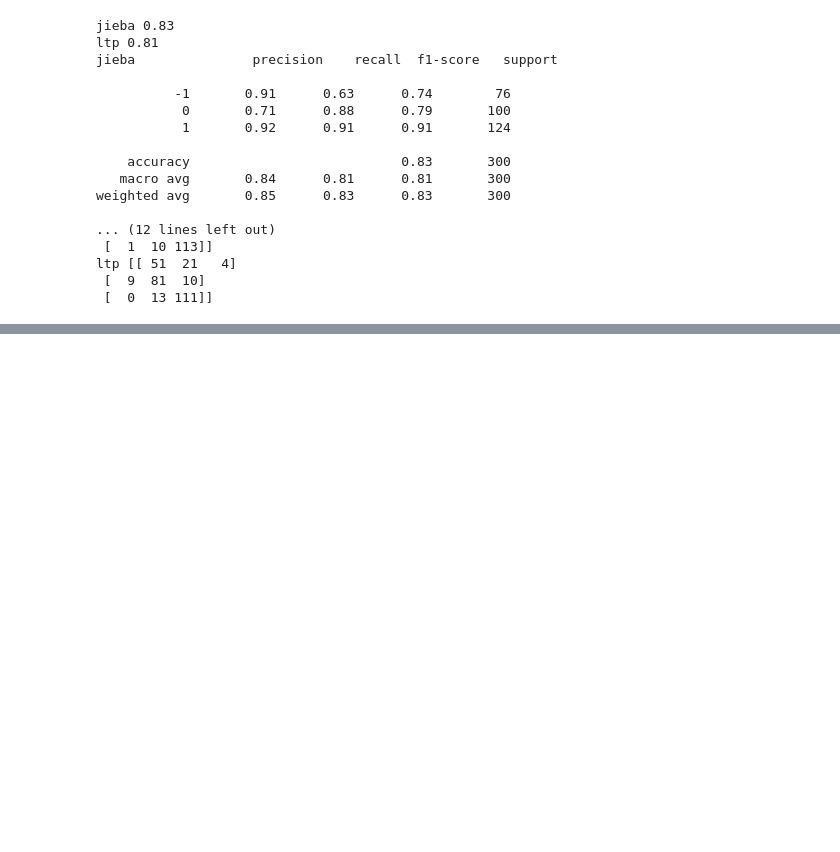
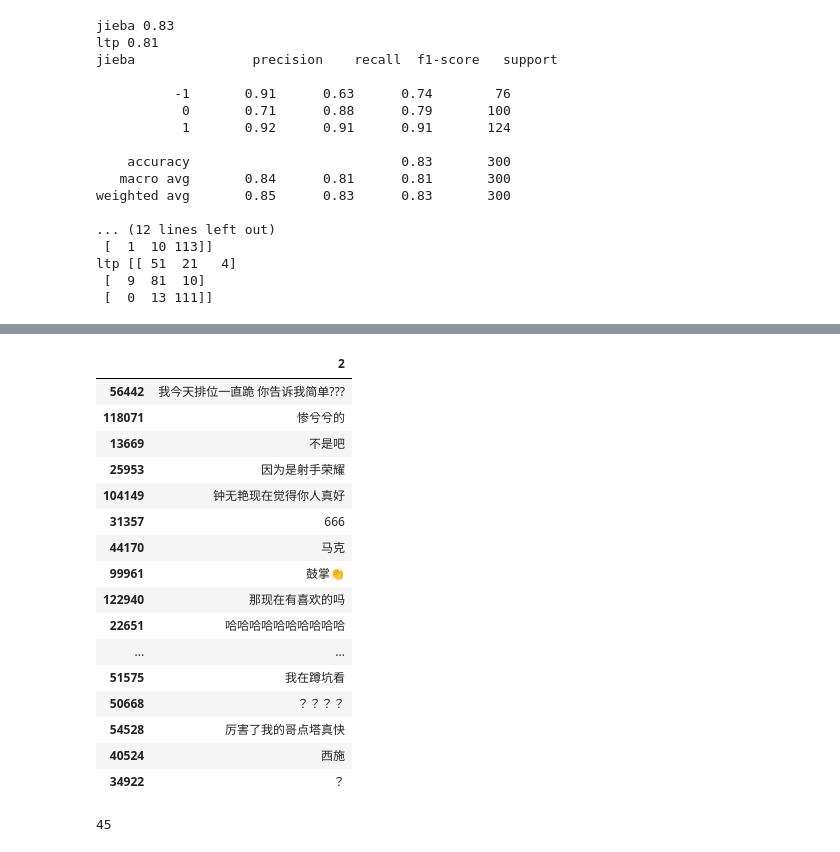
Before and after one commit to zhou-xingxing/graduate_work, a Jupyter notebook: notebook/准确率测试.ipynb, the cells around one changed output, grey strips where cells are left out. Cells and saved outputs as stored; diff of their text form; code cells hidden in the pictures; blank space fills up the shorter version.

```diff
--- a/notebook/准确率测试.ipynb
+++ b/notebook/准确率测试.ipynb
@@ -291,0 +353,24 @@ ltp [[ 51  21   4]
+# %%
+sample1=data.sample(n=50)
+sample1.drop([0,1],axis=1,inplace=True)
+sample1=sample1.drop_duplicates()
+display(sample1,len(sample1))
+# %% [output]
+|  | 2 |
+| 56442 | 我今天排位一直跪 你告诉我简单??? |
+| 118071 | 惨兮兮的 |
+| 13669 | 不是吧 |
+| 25953 | 因为是射手荣耀 |
+| 104149 | 钟无艳现在觉得你人真好 |
+| 31357 | 666 |
+| 44170 | 马克 |
+| 99961 | 鼓掌👏 |
+| 122940 | 那现在有喜欢的吗 |
+| 22651 | 哈哈哈哈哈哈哈哈哈哈 |
+| ... | ... |
+| 51575 | 我在蹲坑看 |
+| 50668 | ？？？？ |
+| 54528 | 厉害了我的哥点塔真快 |
+| 40524 | 西施 |
+| 34922 | ？ |
+45
```
Also changed, not shown: parts of 8 cells of this notebook, 15 other files.
